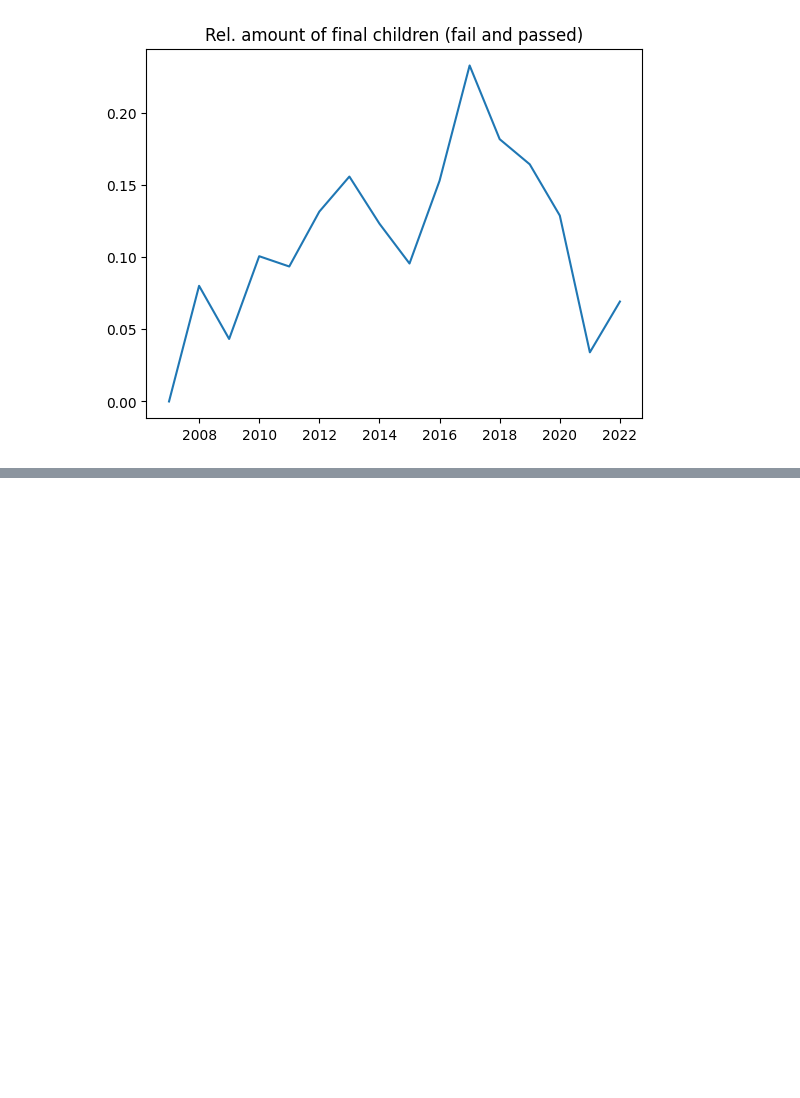
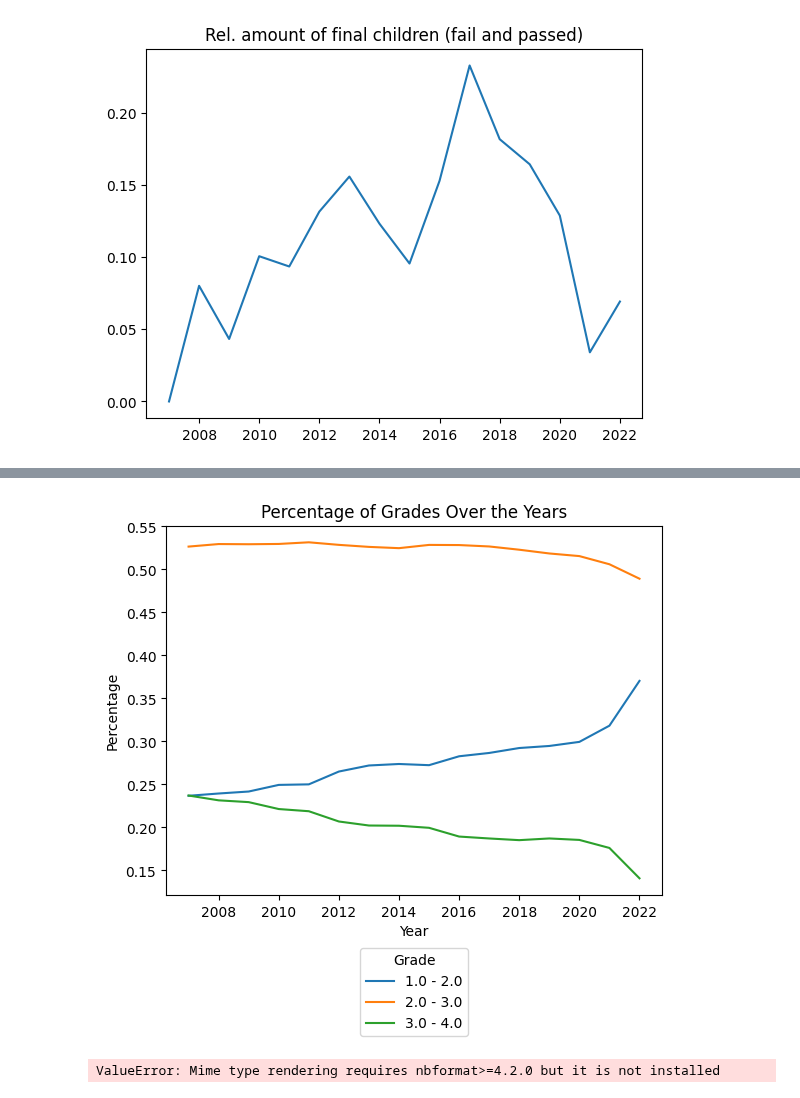
Before and after one commit to KarylReyne/DataLiteracyWS23, a Jupyter notebook: src/data_lit_covid_school/overview_grades.ipynb, the cells around one changed output, grey strips where cells are left out. Drawn from its saved outputs; the diff is of its cells as text; code cells hidden in the pictures; blank space fills up the shorter version.

Commit message:
ADD: Plot for percentage of grades

```diff
--- a/src/data_lit_covid_school/overview_grades.ipynb
+++ b/src/data_lit_covid_school/overview_grades.ipynb
@@ -189,0 +235,50 @@ plt.show()
+# %%
+import pandas as pd
+import matplotlib.pyplot as plt
+
+def get_percentage_with_grade(data: pd.DataFrame, states: list) -> pd.DataFrame:
+    plot_data = pd.DataFrame()
+    data_c = data.copy()
+    for i, state in enumerate(states):
+        if i != 0:
+            plot_data += data_c[state]
+        else:
+            plot_data = data_c[state].copy()
+    plot_data = plot_data.apply(lambda col: col / col.sum()).sort_index(axis=1)
+    return plot_data.copy()
+
+
+plot_data = get_percentage_with_grade(group_half_grades, grades_flat.columns.get_level_values(0))
+
+fig, axs = plt.subplots(1, 1)
+ax = axs
+ax.set_title('Percentage of Grades Over the Years')
+ax.plot(plot_data.T)
+ax.set_xlabel('Year')
+ax.set_ylabel('Percentage')
+ax.legend(title='Grade', loc='lower center', bbox_to_anchor=(0.5, -0.4), ncol=len(plot_data.index) // 2, labels=plot_data.index)
+plt.show()
+# %% [output]
+[figure, added]
+# %%
+import pandas as pd
+import plotly.express as px
+
+# Example data
+data = pd.DataFrame({
+    'Year': [2019, 2020, 2021],
+    'Grade_A': [30, 40, 35],
+    'Grade_B': [20, 25, 30],
+    'Grade_C': [10, 15, 20]
+})
+
+# Melt the DataFrame to have a 'Grade' column
+melted_data = pd.melt(data, id_vars=['Year'], var_name='Grade', value_name='Percentage')
+
+# Create an interactive bar plot using Plotly Express
+fig = px.bar(melted_data, x='Year', y='Percentage', color='Grade', barmode='group', title='Interactive Grade Percentage Over Years')
+
+# Show the interactive plot in the Jupyter Notebook
+fig.show()
+# %% [output]
+ValueError: Mime type rendering requires nbformat>=4.2.0 but it is not installed
```
Also changed, not shown: parts of 3 cells of this notebook.
